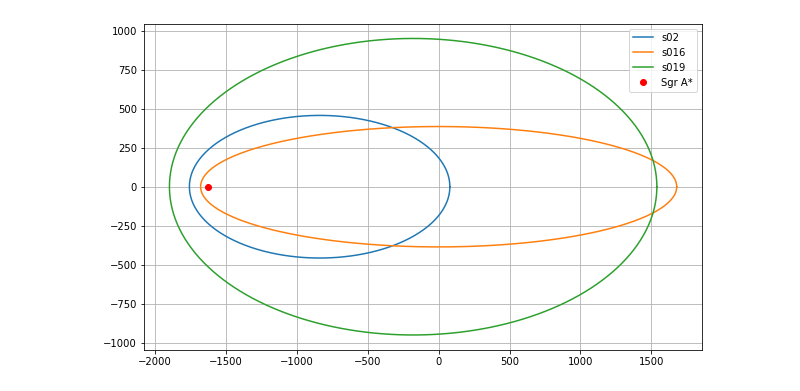
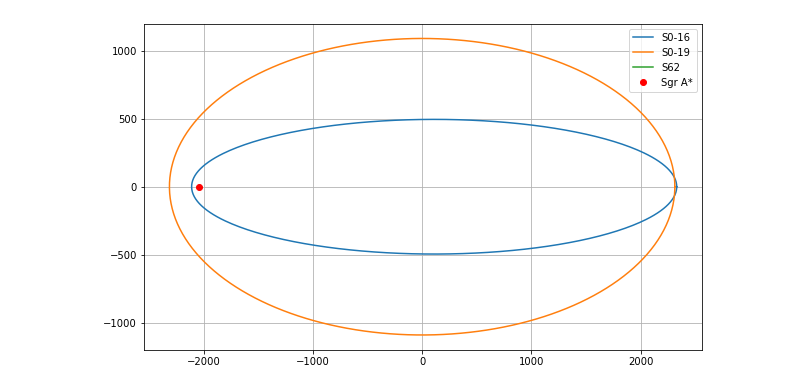
Before and after one commit to satelerd/Stars-Orbits-Generator, a Jupyter notebook: orbit-generator.ipynb, the cells around one changed output. Drawn from its saved outputs; the diff is of its cells as text; code cells hidden in the pictures.

Commit message:
new stars data

```diff
--- a/orbit-generator.ipynb
+++ b/orbit-generator.ipynb
@@ -14,13 +14,14 @@ def elipse(a,b,c, offset, star):
     plt.legend(star)
     plt.grid()
     plt.show()
-# %%
-a = [919, 1680, 1720]
-b = [457.55, 386.2317957, 951.268101]
-c = [-919*0.867247008-840, -1680*0.973214286+10, -1720*0.833139535-180]
-offset = [-840,0,-180]
-star = ['s02', 's016', 's019', 'Sgr A*']
-
-elipse(a, b, c, offset, star)
-# %% [output]
-[figure, removed]
+# %%
+# [S0-16, S0-19, S62]
+a = [2219, 2312, 0]
+b = [495.016, 1089.96, 0]
+c = [-2219*0.9748, -2312*0.8819, 0]
+offset = [110,0,-180]
+star = ['S0-16', 'S0-19', 'S62', 'Sgr A*']
+
+elipse(a, b, c, offset, star)
+# %% [output]
+[figure, added]
```
